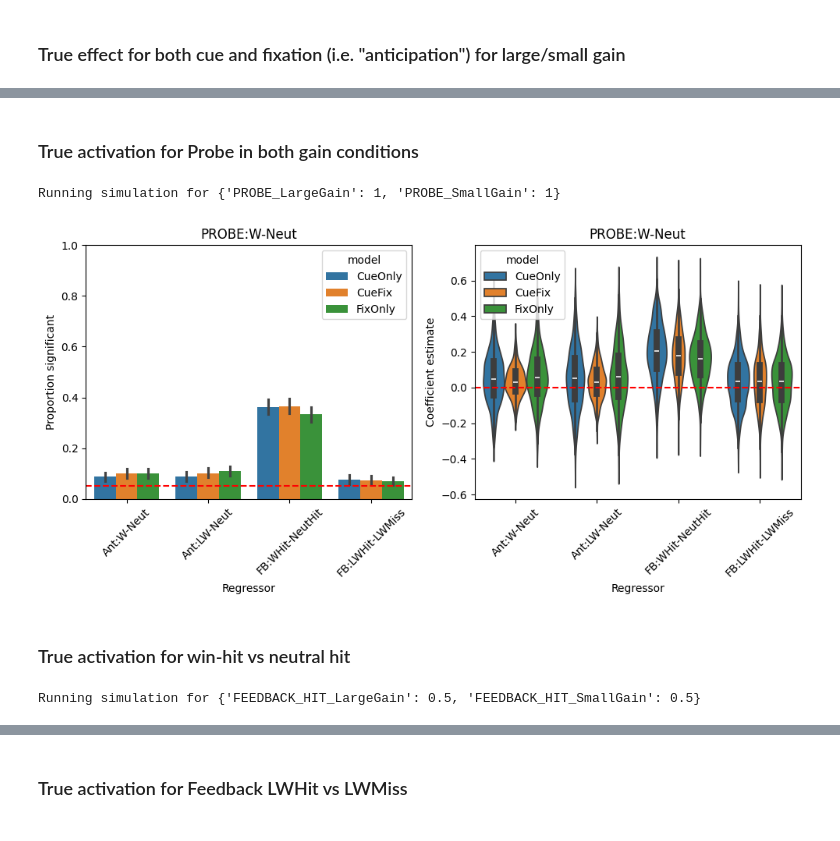
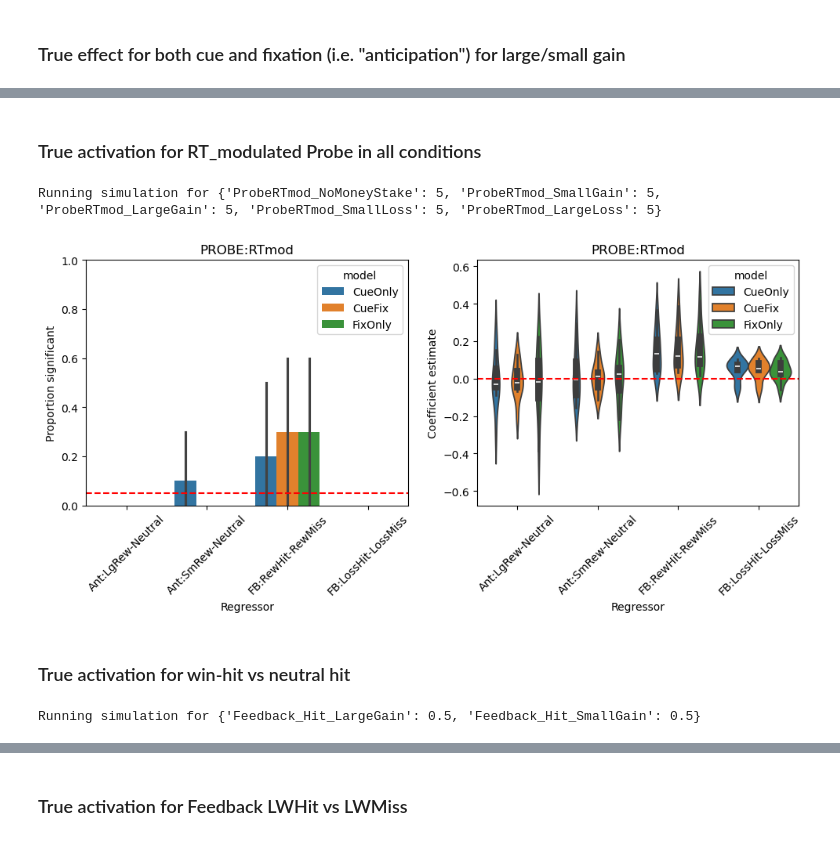
Before and after one commit to poldrack/MID_simulations, a Jupyter notebook: MID_sim_groupmodel_ABCD.ipynb, the cells around one changed output, grey strips where cells are left out. Cells and saved outputs as stored; diff of their text form; code cells hidden in the pictures.

```diff
--- a/MID_sim_groupmodel_ABCD.ipynb
+++ b/MID_sim_groupmodel_ABCD.ipynb
@@ -466,7 +477,7 @@ plot_results(all_sims['null'], 1, 'no signal')
 # %% [markdown]
 ### True effect for CUE_Largegain and CUE_Smallgain
 # %%
-beta_dict = {'CUE_LargeGain': 0.5, 'CUE_SmallGain': 0.5}
+beta_dict = {'Cue_LargeGain': 0.5, 'Cue_SmallGain': 0.5}
 noise_sd = 1
 if 'CUE:W-Neut' not in all_sims.keys():
     all_sims['CUE:W-Neut'] = run_simulation(beta_dict, nsims=nsims, noise_sd=noise_sd, resolution=.1)
@@ -479,7 +490,7 @@ plot_results(all_sims['CUE:W-Neut'], noise_sd, 'CUE:W-Neut')
 # %% [markdown]
 ### True effect for Fixation_Smallgain and Fixation_Largegain
 # %%
-beta_dict = {'FIXATION_LargeGain': 0.5, 'FIXATION_SmallGain': 0.5}
+beta_dict = {'Anticipation_LargeGain': 0.5, 'Anticipation_SmallGain': 0.5}
 noise_sd = 1
 if 'FIX:W-Neut' not in all_sims.keys():
     all_sims['FIX:W-Neut'] = run_simulation(beta_dict, nsims=nsims, noise_sd=noise_sd, resolution=.1)
@@ -492,7 +503,7 @@ plot_results(all_sims['FIX:W-Neut'], noise_sd, 'FIX:W-Neut')
 # %% [markdown]
 ### True effect for both cue and fixation (i.e. "anticipation") for large/small gain
 # %%
-beta_dict = {'CUE_LargeGain': 0.25, 'CUE_SmallGain': 0.25, 'FIXATION_LargeGain': 0.25, 'FIXATION_SmallGain': 0.25}
+beta_dict = {'Cue_LargeGain': 0.25, 'Cue_SmallGain': 0.25, 'Anticipation_LargeGain': 0.25, 'Anticipation_SmallGain': 0.25}
 noise_sd = 1
 if 'CUEFIX:W-Neut' not in all_sims.keys():
     all_sims['CUEFIX:W-Neut'] = run_simulation(beta_dict, nsims=nsims, noise_sd=noise_sd, resolution=.1)
@@ -505,25 +516,32 @@ plot_results(all_sims['CUEFIX:W-Neut'], noise_sd, 'CUEFIX:W-Neut')
 # %% [markdown]
-### True activation for Probe in both gain conditions
+### True activation for RT_modulated Probe in all conditions
 # %%
-beta_dict = {'PROBE_LargeGain': 1, 'PROBE_SmallGain': 1}
+probeRT_signal = 5
+
+beta_dict = {'ProbeRTmod_NoMoneyStake': probeRT_signal,
+             'ProbeRTmod_SmallGain': probeRT_signal,
+             'ProbeRTmod_LargeGain': probeRT_signal,
+             'ProbeRTmod_SmallLoss': probeRT_signal,
+             'ProbeRTmod_LargeLoss': probeRT_signal}
 noise_sd = 1
-if 'PROBE:W-Neut' not in all_sims.keys():
-    all_sims['PROBE:W-Neut'] = run_simulation(beta_dict, nsims=nsims, noise_sd=noise_sd, resolution=.1)
+
+if 'PROBE:RTmod' not in all_sims.keys():
+    all_sims['PROBE:RTmod'] = run_simulation(beta_dict, nsims=nsims, noise_sd=noise_sd, resolution=.1)
 # %% [output]
-Running simulation for {'PROBE_LargeGain': 1, 'PROBE_SmallGain': 1}
+Running simulation for {'ProbeRTmod_NoMoneyStake': 5, 'ProbeRTmod_SmallGain': 5, 'ProbeRTmod_LargeGain': 5, 'ProbeRTmod_SmallLoss': 5, 'ProbeRTmod_LargeLoss': 5}
 # %%
-plot_results(all_sims['PROBE:W-Neut'], noise_sd, 'PROBE:W-Neut')
+plot_results(all_sims['PROBE:RTmod'], noise_sd, 'PROBE:RTmod')
 # %% [output]
-[figure, old version]
+[figure, new version]
 # %% [markdown]
 ### True activation for win-hit vs neutral hit
 # %%
-beta_dict = {'FEEDBACK_HIT_LargeGain': 0.5, 'FEEDBACK_HIT_SmallGain': 0.5}
+beta_dict = {'Feedback_Hit_LargeGain': 0.5, 'Feedback_Hit_SmallGain': 0.5}
 noise_sd = 1
 if 'FB:WHit-NeutHit' not in all_sims.keys():
     all_sims['FB:WHit-NeutHit'] = run_simulation(beta_dict, nsims=nsims, noise_sd=noise_sd, resolution=.1)
 # %% [output]
-Running simulation for {'FEEDBACK_HIT_LargeGain': 0.5, 'FEEDBACK_HIT_SmallGain': 0.5}
+Running simulation for {'Feedback_Hit_LargeGain': 0.5, 'Feedback_Hit_SmallGain': 0.5}
 # %%
 plot_results(all_sims['FB:WHit-NeutHit'], noise_sd, 'FB:WHit-NeutHit')
 # %% [output]
```
Also changed, not shown: parts of 20 cells of this notebook.
